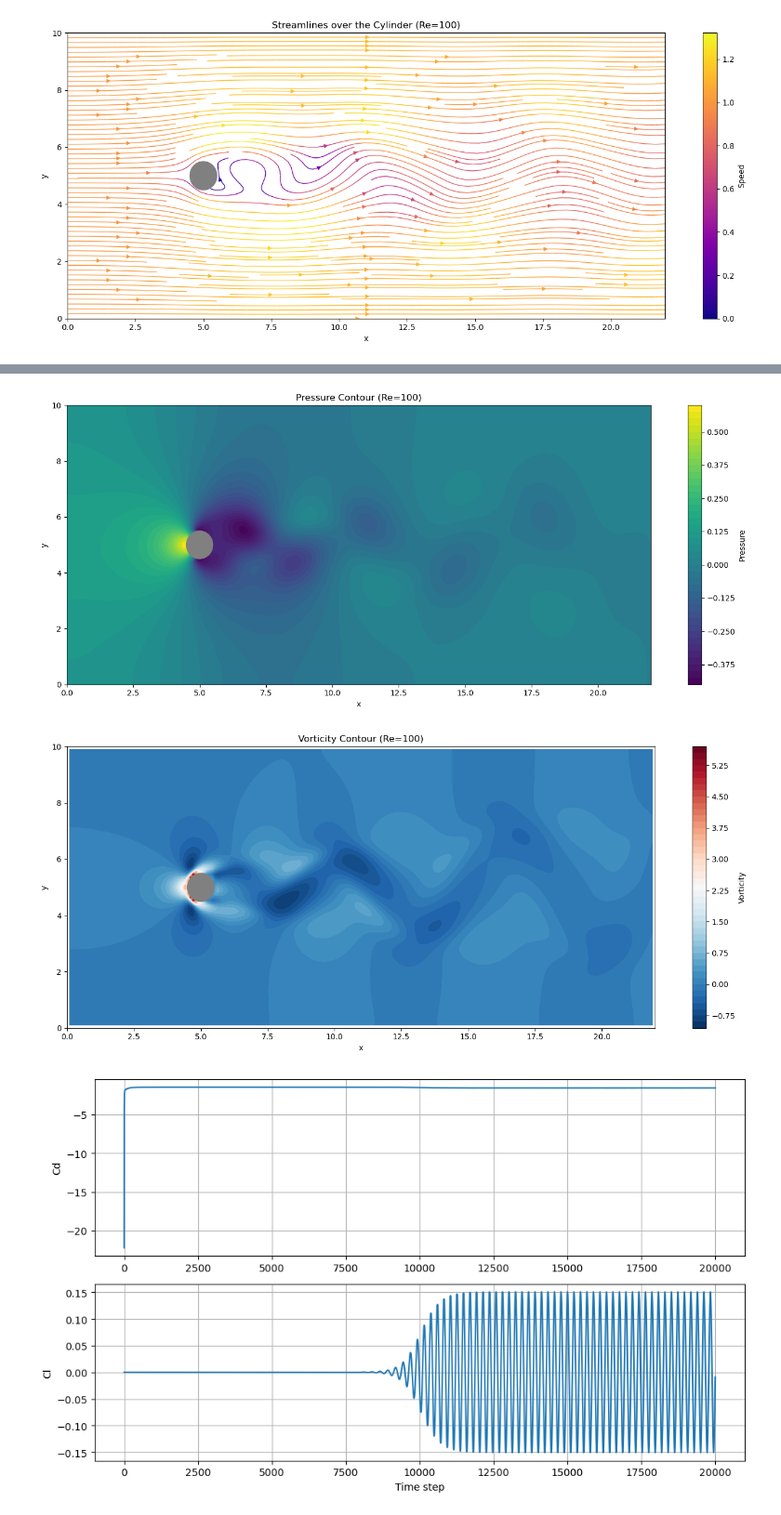
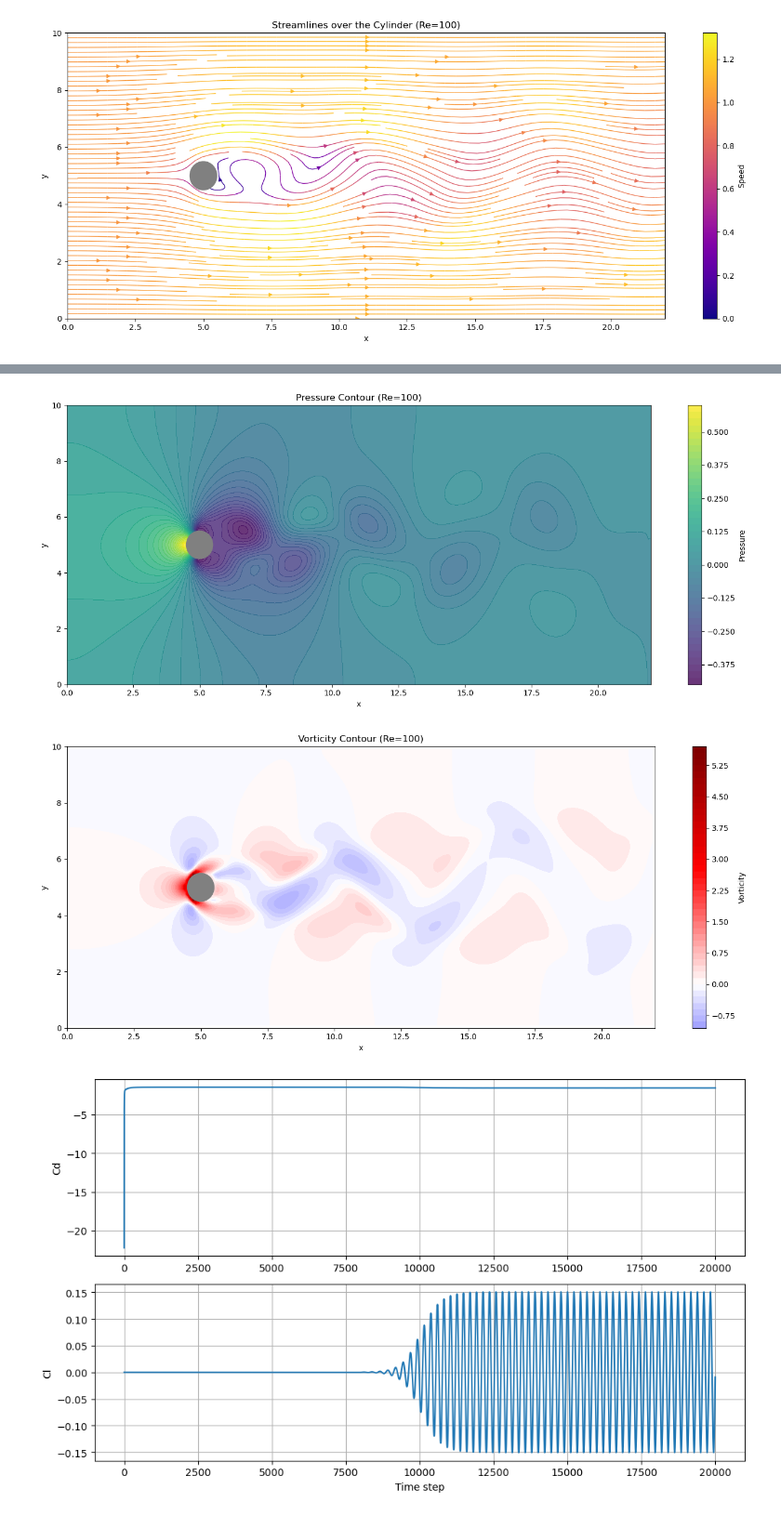
Before and after one commit to harishragul/cfd, a Jupyter notebook: exercise/cylinder_flow.ipynb, the cells around one changed output, grey strips where cells are left out. Shown at 93% size. Drawn from its saved outputs; the diff is of its cells as text; code cells hidden in the pictures.

```diff
--- a/exercise/cylinder_flow.ipynb
+++ b/exercise/cylinder_flow.ipynb
@@ -328,7 +328,7 @@ plt.show()
 # Pressure contour
 plt.figure(figsize=(14, 6))
 plt.title(f"Pressure Contour (Re={Re})")
-plt.contourf(X, Y, p, levels=50, cmap='viridis')
+plt.contourf(X, Y, p, levels=50, cmap='viridis', alpha=0.8)
 cylinder = plt.Circle((cx, cy), R, color='gray', zorder=5)
 plt.gca().add_patch(cylinder)
 plt.colorbar(label='Pressure')
@@ -337,22 +337,22 @@ plt.xlim(0, Lx); plt.ylim(0, Ly)
 plt.tight_layout()
 plt.show()
 # %% [output]
-[figure, old version]
+[figure, new version]
 # %%
 # Vorticity contour
 omega = (v[2:, 1:-1] - v[:-2, 1:-1]) / (2*dx) - (u[1:-1, 2:] - u[1:-1, :-2]) / (2*dy)
 plt.figure(figsize=(14, 6))
 plt.title(f"Vorticity Contour (Re={Re})")
-plt.contourf(X[1:-1, 1:-1], Y[1:-1, 1:-1], omega, levels=50, cmap='RdBu_r')
+plt.contourf(X[1:-1, 1:-1], Y[1:-1, 1:-1], omega, levels=50, cmap='seismic', vmin=-np.max(np.abs(omega)), vmax=np.max(np.abs(omega)))
 cylinder = plt.Circle((cx, cy), R, color='gray', zorder=5)
 plt.gca().add_patch(cylinder)
 plt.colorbar(label='Vorticity')
 plt.xlabel('x'); plt.ylabel('y')
 plt.xlim(0, Lx); plt.ylim(0, Ly)
 plt.tight_layout()
 plt.show()
 # %% [output]
-[figure, old version]
+[figure, new version]
 # %%
 # Cd and Cl history
 fig, (ax1, ax2) = plt.subplots(2, 1, figsize=(10, 6))
```
Also changed, not shown: parts of 13 cells of this notebook.
